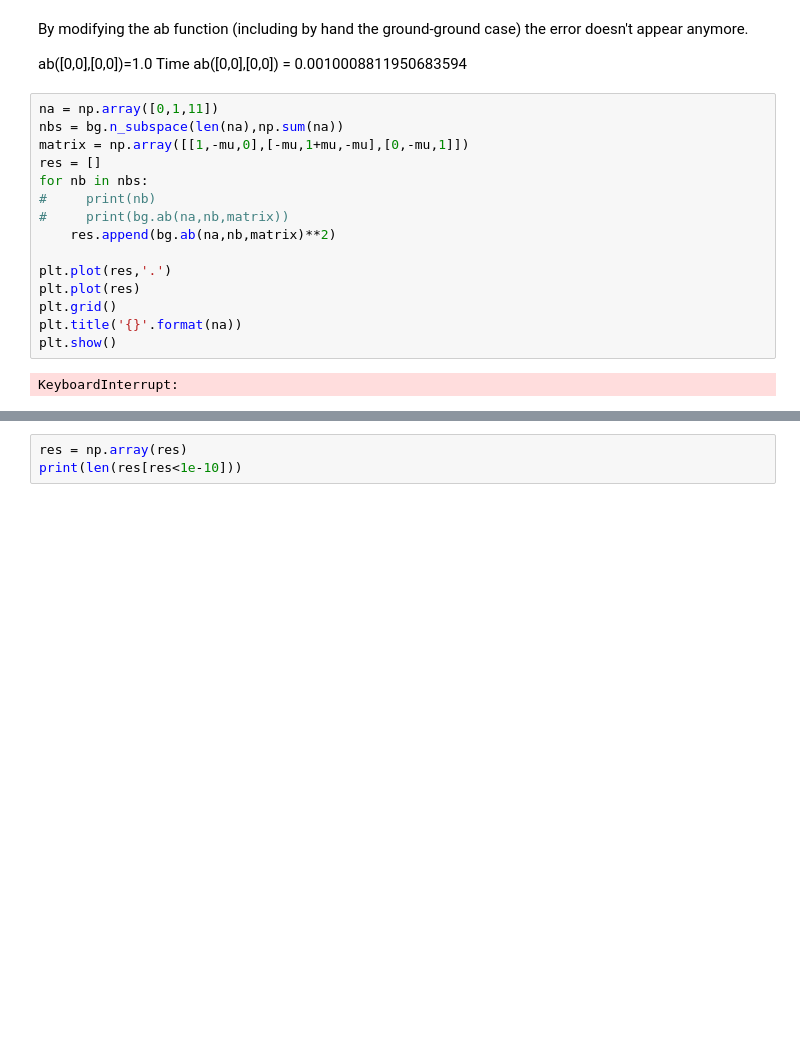
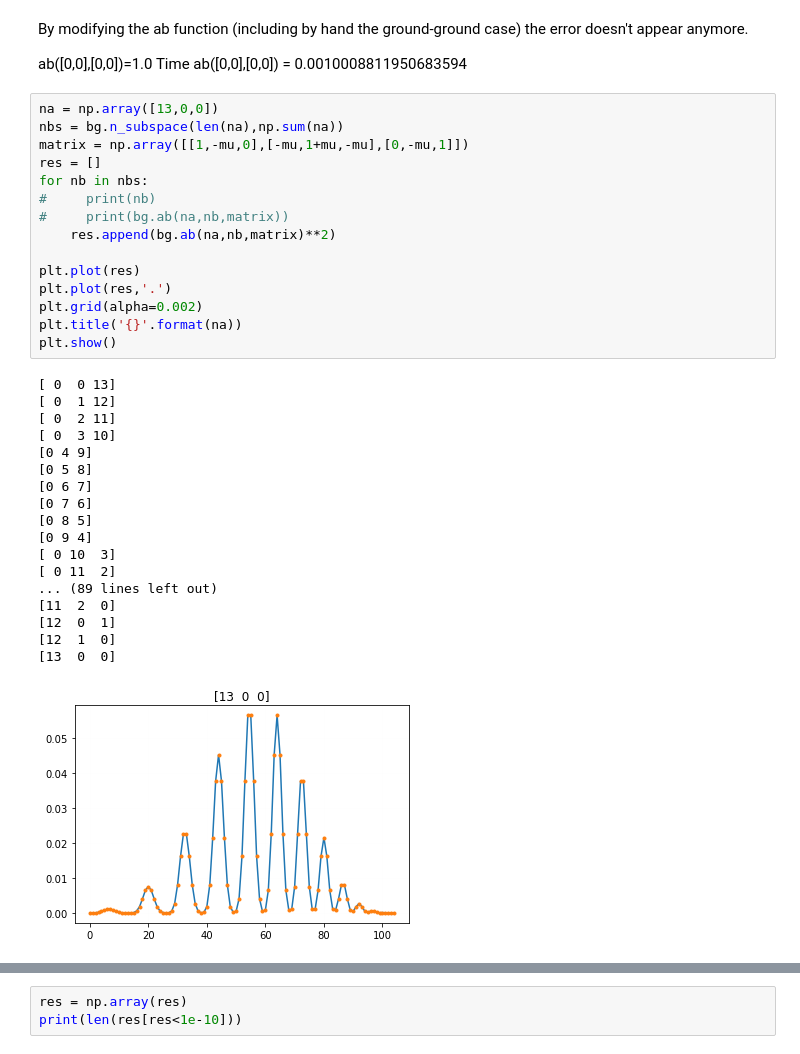
Before and after one commit to jcschindler01/bogo, a Jupyter notebook: src/Test.ipynb, the cells around one changed output, grey strips where cells are left out. Cells and saved outputs as stored; diff of their text form; blank space fills up the shorter version.

```diff
--- a/src/Test.ipynb
+++ b/src/Test.ipynb
@@ -83,19 +83,36 @@ By modifying the ab function (including by hand the ground-ground case) the erro
 ab([0,0],[0,0])=1.0
 Time ab([0,0],[0,0]) = 0.0010008811950683594
 # %%
-na = np.array([0,1,11])
+na = np.array([13,0,0])
 nbs = bg.n_subspace(len(na),np.sum(na))
 matrix = np.array([[1,-mu,0],[-mu,1+mu,-mu],[0,-mu,1]])
 res = []
 for nb in nbs:
 #     print(nb)
 #     print(bg.ab(na,nb,matrix))
     res.append(bg.ab(na,nb,matrix)**2)
 
+plt.plot(res)
 plt.plot(res,'.')
-plt.plot(res)
-plt.grid()
+plt.grid(alpha=0.002)
 plt.title('{}'.format(na))
 plt.show()
 # %% [output]
-KeyboardInterrupt:
+[ 0  0 13]
+[ 0  1 12]
+[ 0  2 11]
+[ 0  3 10]
+[0 4 9]
+[0 5 8]
+[0 6 7]
+[0 7 6]
+[0 8 5]
+[0 9 4]
+[ 0 10  3]
+[ 0 11  2]
+... (89 lines left out)
+[11  2  0]
+[12  0  1]
+[12  1  0]
+[13  0  0]
+[figure, added]
```
Also changed, not shown: parts of 5 cells of this notebook, 1 other file.
